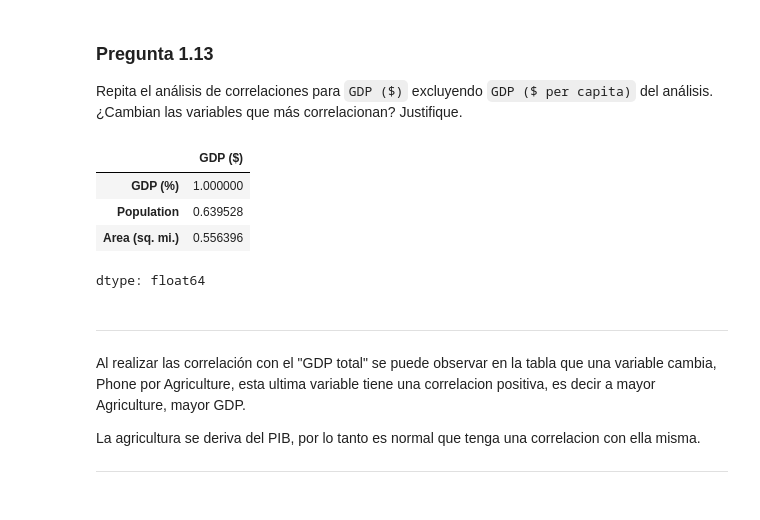
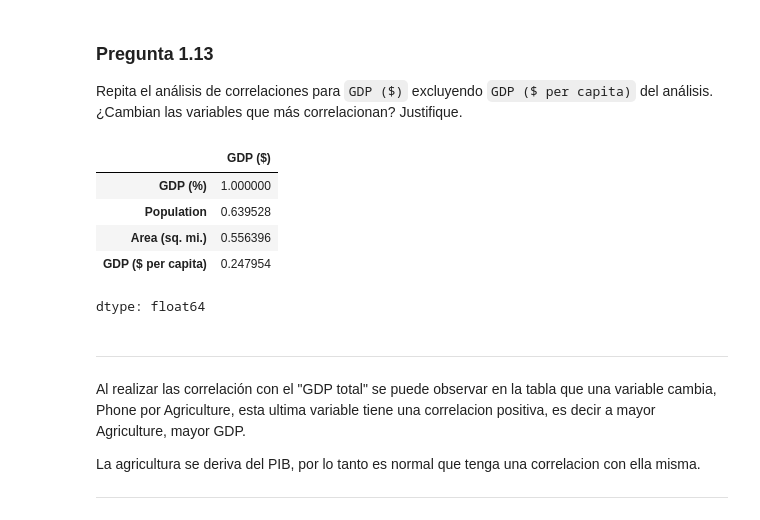
Before and after one commit to MaykolMedrano/AMLE, a Jupyter notebook: AMLE 2025:Tarea 01.ipynb, the cells around one changed output. Cells and saved outputs as stored; diff of their text form; code cells hidden in the pictures.

```diff
--- a/AMLE 2025:Tarea 01.ipynb
+++ b/AMLE 2025:Tarea 01.ipynb
@@ -582,17 +582,19 @@ Repita el análisis de correlaciones para `GDP ($)` excluyendo `GDP ($ per capit
 # %%
 # Selecionamos solo variables númericas para correlacionar y correlacionamos
 df_corr2 = df.drop(columns=['GDP ($ per capita)'])
-df_corr2 = df_corr2.select_dtypes(include=np.number).corr()['GDP ($)']
+
+df_corr2 = df.select_dtypes(include=np.number).corr()["GDP ($)"]
 
 # Ordenamos y luego convertimos a valor absoluto para identificar las variables con mayor correlación.
 df_corr2 = df_corr2.abs()
 df_corr2 = df_corr2.sort_values(ascending=False)
-df_corr2[df_corr2.values < 1].head(3)
+df_corr2[df_corr2.values < 1].head(4)
 # %% [output]
 |  | GDP ($) |
 | GDP (%) | 1.000000 |
 | Population | 0.639528 |
 | Area (sq. mi.) | 0.556396 |
+| GDP ($ per capita) | 0.247954 |
 dtype: float64
 # %% [markdown]
 
```
